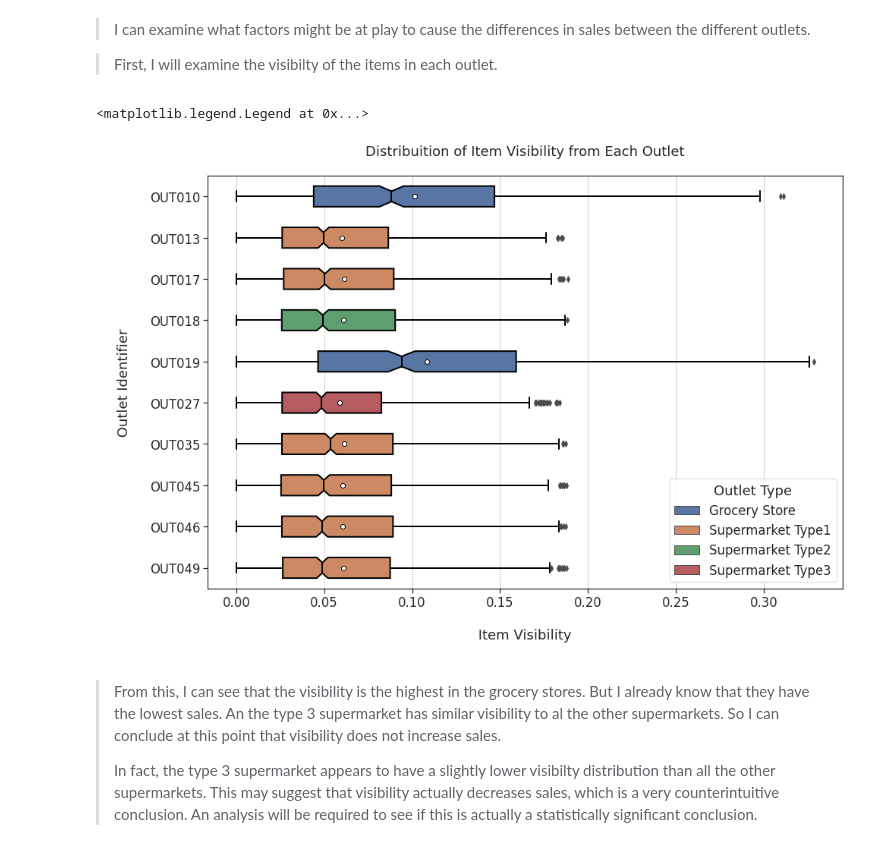
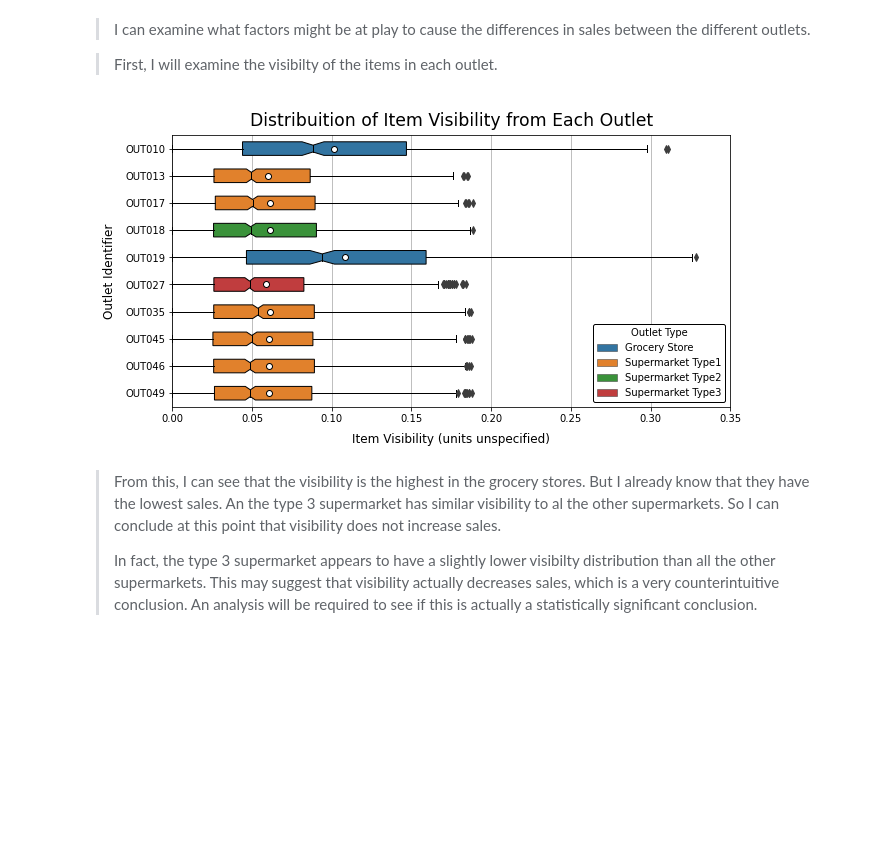
Before and after one commit to bngrossmann/food-sales-predictions, a Jupyter notebook: food_sales_predition.ipynb, the cells around one changed output. Drawn from its saved outputs; the diff is of its cells as text; code cells hidden in the pictures; blank space fills up the shorter version.

```diff
--- a/food_sales_predition.ipynb
+++ b/food_sales_predition.ipynb
@@ -460,10 +500,0 @@ item_weight_ax.tick_params(bottom=True, left=True)
-# %%
-plt.figure(figsize=(15,3))
-plt.xticks(np.arange(0, 25, 1));
-plt.xlim(0,25);
-sns.set(font_scale=1.5,style="white")
-cute_colors= ["#fc9","#9cf"]
-box_ax = sns.boxplot(data=df_sales, x="Item_Weight",orient="h",palette=cute_colors,linewidth=3,width=0.5);
-box_ax.yaxis.grid(True);
-#
-box_ax.set(title='Box Plot of Item Weights \n of Items Sold from the Outlets \n',ylabel="Items",xlabel="Item Weights \n (units unknown) \n");
@@ -476,9 +500,0 @@ box_ax.set(title='Box Plot of Item Weights \n of Items Sold from the Outlets \n'
-# %%
-plt.figure(figsize=(15,5))
-plt.xticks(np.arange(0, 0.375, 0.025));
-#plt.xlim(0,25);
-sns.set(font_scale=1.5,style="white")
-item_weight_ax = sns.histplot(data=df_sales,x="Item_Visibility",binwidth=0.025,binrange=(0,0.35),element="bars",color="#6cf", edgecolor="k",alpha=0.5)
-item_weight_ax.set(title = "\n Occurences of Item Visibility Among the Items Sold from the Outlets \n" ,xlabel ='\n Item Visibility (scale units unknown) \n',ylabel ='\n Count\n');
-item_weight_ax.yaxis.grid(True);
-item_weight_ax.tick_params(bottom=True, left=True,rotation=90)
@@ -578,37 +593,42 @@ different outlets.
 # %%
 # define the format
 def twodecimal(x,pos):
     # function for use wth matplotlib FuncFormatter -  formats money in millions
     return f"{x:.2f}"
 # create the formatter
 twodecimal_formatter = FuncFormatter(twodecimal)
 
-plt.figure(figsize=(15,10))
-sns.set(font_scale=1.5,style="white")
+plt.figure(figsize=(10,5))
+plt.xlim(0,0.35)
+
 box_ax = sns.boxplot(data=df_sales.sort_values(["Outlet_Identifier"]),\
                      x="Item_Visibility",\
                      y="Outlet_Identifier",\
                      hue="Outlet_Type",\
                      hue_order=["Grocery Store", "Supermarket Type1", "Supermarket Type2", "Supermarket Type3"],\
-                     linewidth=2,\
-                     orient="h"\
-                     ,notch=True,\
+                     linewidth=1,\
+                     orient="h",\
+                     notch=True,\
                      dodge=False,\
                      width=0.5,\
                      flierprops=dict(marker="d",color="black"),\
                      capprops=dict(color="black"),\
                      whiskerprops=dict(color="black"),\
-                     boxprops=dict(edgecolor="black"),\
+                     boxprops=dict(edgecolor="black",zorder=2),\
                      medianprops=dict(color="black"),\
-                     meanprops=dict(color="black",marker="o",markerfacecolor="white",markeredgecolor="black"),showmeans=True);
-box_ax.set(title="Distribuition of Item Visibility from Each Outlet\n ",ylabel="\n Outlet Identifier \n",xlabel="\n Item Visibility \n");
-box_ax.xaxis.grid(True);
+                     meanprops=dict(color="black",marker="o",markerfacecolor="white",markeredgecolor="black"),showmeans=True,zorder=3);
+
+box_ax.set_title("Distribuition of Item Visibility from Each Outlet",fontsize="xx-large",pad=9)
+box_ax.set_xlabel("Item Visibility (units unspecified)", fontsize='large', labelpad=9)
+box_ax.set_ylabel("Outlet Identifier", fontsize='large', labelpad=9);
+
+box_ax.xaxis.grid(True,zorder=0);
 box_ax.xaxis.set_major_formatter(twodecimal_formatter)
 box_ax.tick_params(bottom=True, left=True)
-box_ax.legend(title="Outlet Type")
+box_ax.legend(title="Outlet Type",framealpha=1, edgecolor='black')
+plt.show()
 # %% [output]
-<matplotlib.legend.Legend at 0x...>
-[figure, old version]
+[figure, new version]
 # %% [markdown]
 >From this, I can see that the visibility is the highest in the grocery stores. But I already know that they have the lowest sales. An the type 3 supermarket has similar visibility to al the other supermarkets. So I can conclude at this point that visibility does not increase sales.
 >
```
Also changed, not shown: parts of 33 cells of this notebook.
